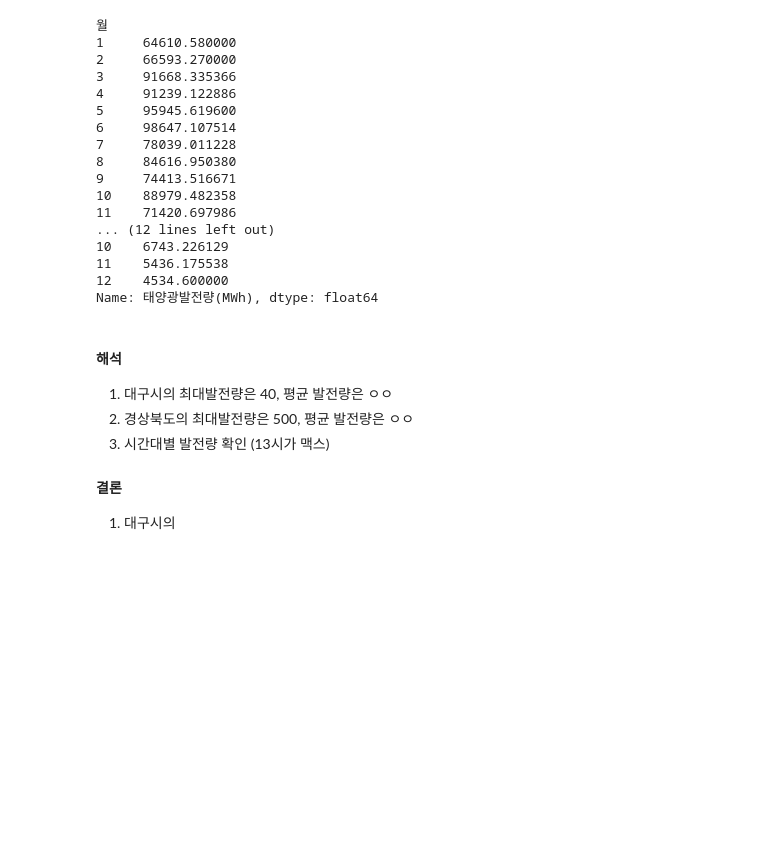
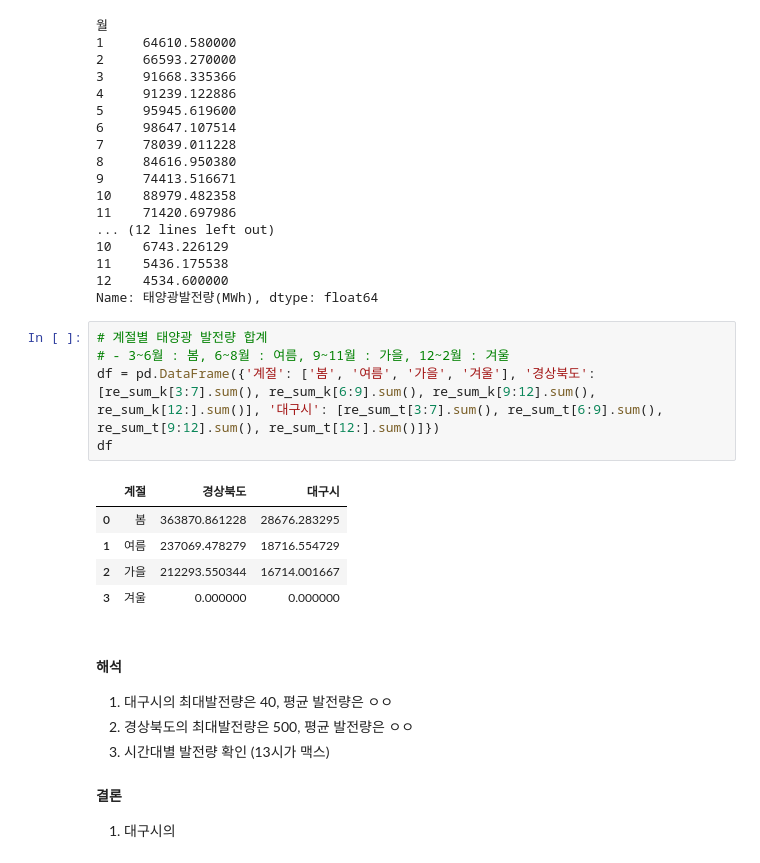
Before and after one commit to zeenoo11/Project_LivingLab, a Jupyter notebook: Projects/C01_Analysis_for_report.ipynb, the cells around one changed output. Cells and saved outputs as stored; diff of their text form; blank space fills up the shorter version.

```diff
--- a/Projects/C01_Analysis_for_report.ipynb
+++ b/Projects/C01_Analysis_for_report.ipynb
@@ -248,6 +250,17 @@ print(re_sum_t)
 11    5436.175538
 12    4534.600000
 Name: 태양광발전량(MWh), dtype: float64
+# %%
+# 계절별 태양광 발전량 합계
+# - 3~6월 : 봄, 6~8월 : 여름, 9~11월 : 가을, 12~2월 : 겨울
+df = pd.DataFrame({'계절': ['봄', '여름', '가을', '겨울'], '경상북도': [re_sum_k[3:7].sum(), re_sum_k[6:9].sum(), re_sum_k[9:12].sum(), re_sum_k[12:].sum()], '대구시': [re_sum_t[3:7].sum(), re_sum_t[6:9].sum(), re_sum_t[9:12].sum(), re_sum_t[12:].sum()]})
+df
+# %% [output]
+|  | 계절 | 경상북도 | 대구시 |
+| 0 | 봄 | 363870.861228 | 28676.283295 |
+| 1 | 여름 | 237069.478279 | 18716.554729 |
+| 2 | 가을 | 212293.550344 | 16714.001667 |
+| 3 | 겨울 | 0.000000 | 0.000000 |
 # %% [markdown]
 #### 해석
 1. 대구시의 최대발전량은 40, 평균 발전량은 ㅇㅇ
```
Also changed, not shown: parts of 2 cells of this notebook, 2 other files.
